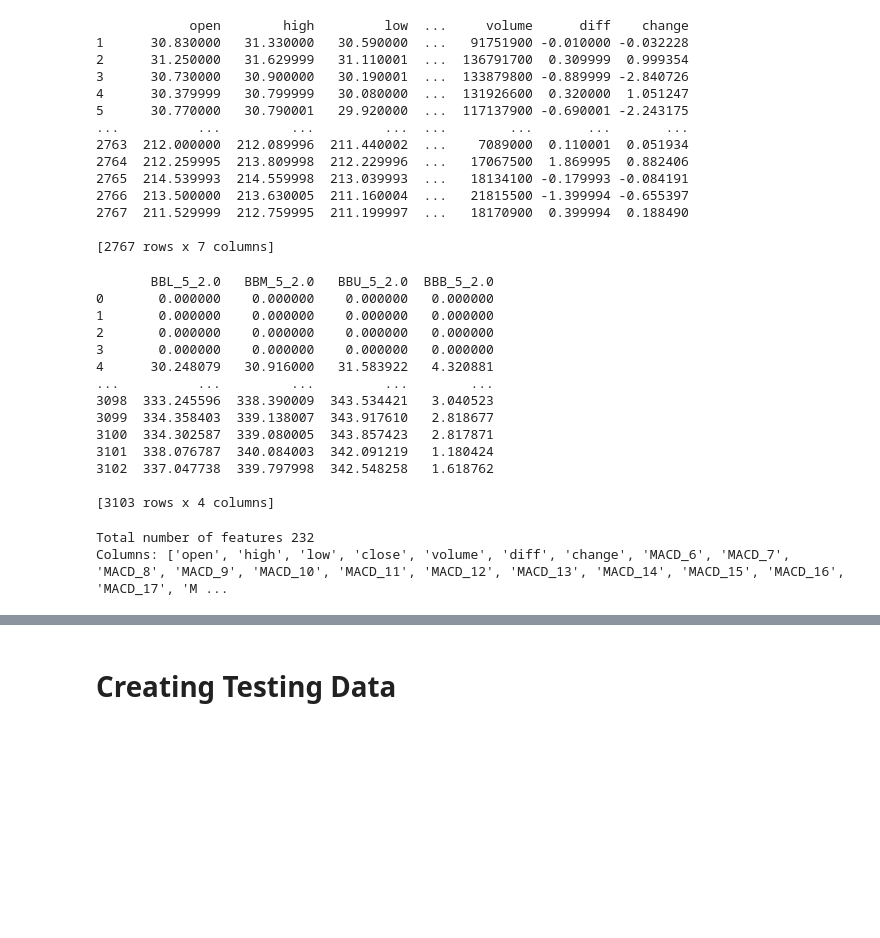
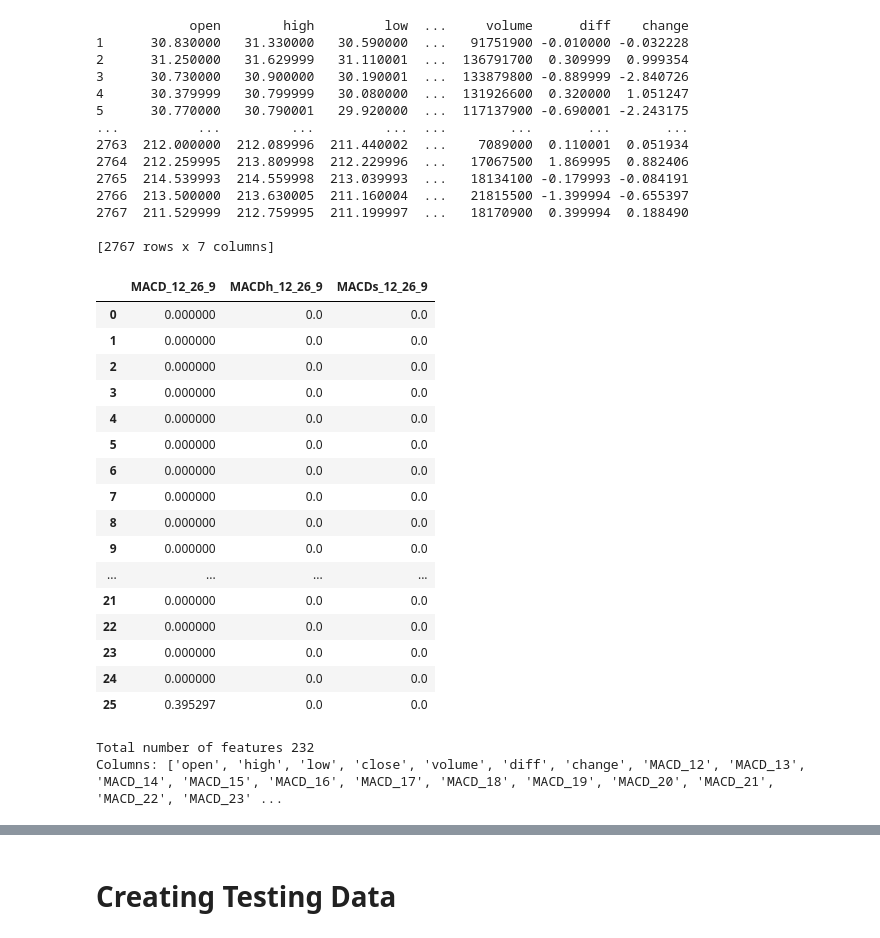
Before and after one commit to Olivia-Feldman/DLStockPrectionCNNModel-, a Jupyter notebook: olivia_stock_predictor_CNN+LSTM.ipynb, the cells around one changed output, grey strips where cells are left out. Saved outputs shown, nothing was run; the diff lists cells and outputs as text; code cells hidden in the pictures; blank space fills up the shorter version.

```diff
--- a/olivia_stock_predictor_CNN+LSTM.ipynb
+++ b/olivia_stock_predictor_CNN+LSTM.ipynb
@@ -153,20 +153,23 @@ from pandas_ta import ppo,hma,psar,cmo,tema,cmf,trix, kst,macd,roc,ema,dema,cci,
 import pandas_ta  as ta
 # %%
     dftemp = pd.DataFrame
-    dftemp = bbands(df['close']).fillna(0)
-    print(dftemp)
+    dftemp = macd(df['close']).fillna(0)
+    dftemp.head(26)
 # %% [output]
-       BBL_5_2.0   BBM_5_2.0   BBU_5_2.0  BBB_5_2.0
-0       0.000000    0.000000    0.000000   0.000000
-1       0.000000    0.000000    0.000000   0.000000
-2       0.000000    0.000000    0.000000   0.000000
-3       0.000000    0.000000    0.000000   0.000000
-4      30.248079   30.916000   31.583922   4.320881
-...          ...         ...         ...        ...
-3098  333.245596  338.390009  343.534421   3.040523
-3099  334.358403  339.138007  343.917610   2.818677
-3100  334.302587  339.080005  343.857423   2.817871
-3101  338.076787  340.084003  342.091219   1.180424
-3102  337.047738  339.797998  342.548258   1.618762
-
-[3103 rows x 4 columns]
+|  | MACD_12_26_9 | MACDh_12_26_9 | MACDs_12_26_9 |
+| 0 | 0.000000 | 0.0 | 0.0 |
+| 1 | 0.000000 | 0.0 | 0.0 |
+| 2 | 0.000000 | 0.0 | 0.0 |
+| 3 | 0.000000 | 0.0 | 0.0 |
+| 4 | 0.000000 | 0.0 | 0.0 |
+| 5 | 0.000000 | 0.0 | 0.0 |
+| 6 | 0.000000 | 0.0 | 0.0 |
+| 7 | 0.000000 | 0.0 | 0.0 |
+| 8 | 0.000000 | 0.0 | 0.0 |
+| 9 | 0.000000 | 0.0 | 0.0 |
+| ... | ... | ... | ... |
+| 21 | 0.000000 | 0.0 | 0.0 |
+| 22 | 0.000000 | 0.0 | 0.0 |
+| 23 | 0.000000 | 0.0 | 0.0 |
+| 24 | 0.000000 | 0.0 | 0.0 |
+| 25 | 0.395297 | 0.0 | 0.0 |
@@ -287,13 +301,13 @@ for x in range(6, indicator_range+1):
 # %%
 from sklearn.model_selection import train_test_split
-list_features = list(df.loc[:, 'open': 'KST_'+str(indicator_range)].columns) # Gets the names of all the columns from MACD to RSI
+list_features = list(df.loc[:, 'open': 'SMA_'+str(indicator_range)].columns) # Gets the names of all the columns from MACD to RSI
 print('Total number of features', len(list_features))
 print("Columns:", list_features)
 
-x_train_data, x_test_data, y_train_data, y_test_data = train_test_split(df.loc[:, 'MACD_6': 'KST_'+str(indicator_range)].values, df['open'].values, train_size=0.8, test_size=0.2, random_state=1, shuffle=True)
+x_train_data, x_test_data, y_train_data, y_test_data = train_test_split(df.loc[:, 'MACD_12': 'SMA_'+str(indicator_range)].values, df['open'].values, train_size=0.8, test_size=0.2, random_state=1, shuffle=True)
 # %% [output]
 Total number of features 232
-Columns: ['open', 'high', 'low', 'close', 'volume', 'diff', 'change', 'MACD_6', 'MACD_7', 'MACD_8', 'MACD_9', 'MACD_10', 'MACD_11', 'MACD_12', 'MACD_13', 'MACD_14', 'MACD_15', 'MACD_16', 'MACD_17', 'M ...
+Columns: ['open', 'high', 'low', 'close', 'volume', 'diff', 'change', 'MACD_12', 'MACD_13', 'MACD_14', 'MACD_15', 'MACD_16', 'MACD_17', 'MACD_18', 'MACD_19', 'MACD_20', 'MACD_21', 'MACD_22', 'MACD_23' ...
 # %%
 print(x_train_data.shape)
 # %% [output]
```
Also changed, not shown: parts of 28 cells of this notebook.
